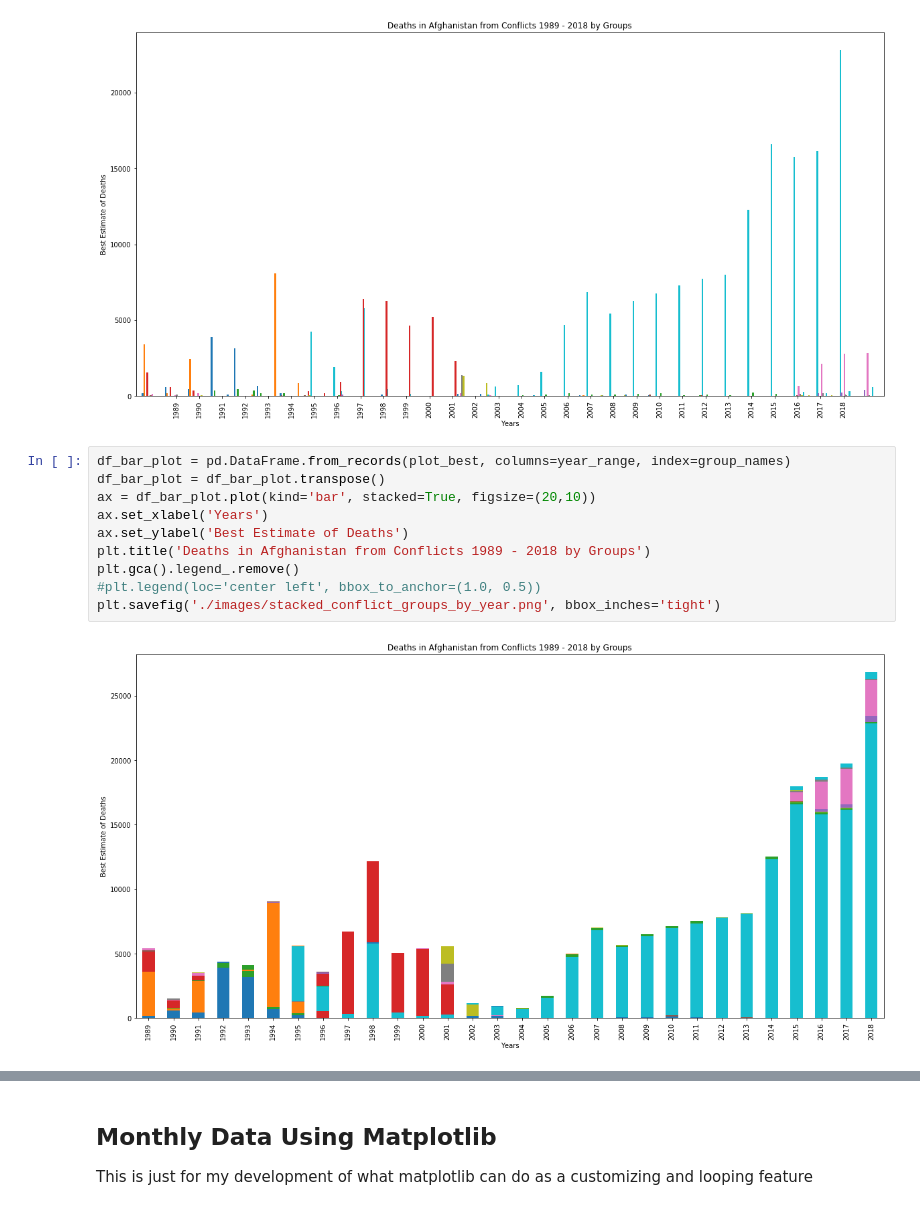
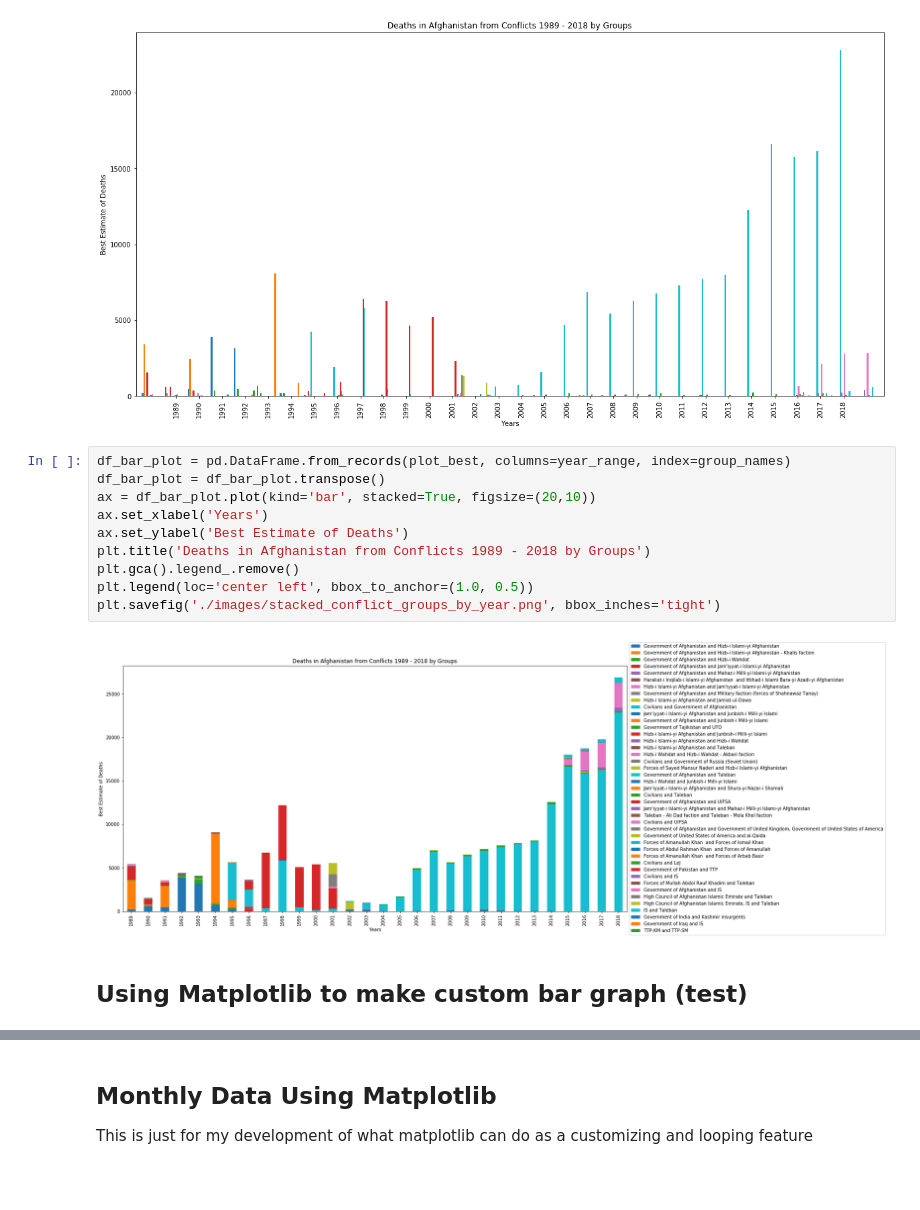
Before and after one commit to mmpatterson/civil-conflict, a Jupyter notebook: Afgh_conflicts_by_group.ipynb, the cells around one changed output, grey strips where cells are left out. Saved outputs shown, nothing was run; the diff lists cells and outputs as text; blank space fills up the shorter version.

```diff
--- a/Afgh_conflicts_by_group.ipynb
+++ b/Afgh_conflicts_by_group.ipynb
@@ -498,13 +577,15 @@ plt.savefig('./images/bar_conflict_groups_by_year1.png', bbox_inches='tight')
 # %%
 df_bar_plot = pd.DataFrame.from_records(plot_best, columns=year_range, index=group_names)
 df_bar_plot = df_bar_plot.transpose()
 ax = df_bar_plot.plot(kind='bar', stacked=True, figsize=(20,10))
 ax.set_xlabel('Years')
 ax.set_ylabel('Best Estimate of Deaths')
 plt.title('Deaths in Afghanistan from Conflicts 1989 - 2018 by Groups')
 plt.gca().legend_.remove()
-#plt.legend(loc='center left', bbox_to_anchor=(1.0, 0.5))
+plt.legend(loc='center left', bbox_to_anchor=(1.0, 0.5))
 plt.savefig('./images/stacked_conflict_groups_by_year.png', bbox_inches='tight')
 # %% [output]
-[figure, old version]
+[figure, new version]
+# %% [markdown]
+## Using Matplotlib to make custom bar graph (test)
 # %%
```
Also changed, not shown: parts of 25 cells of this notebook, 6 other files.
